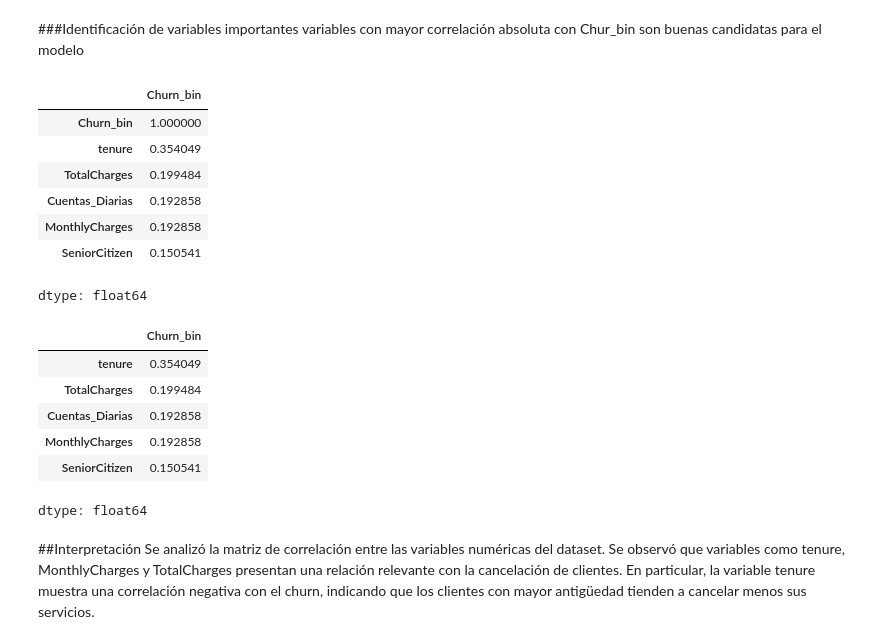
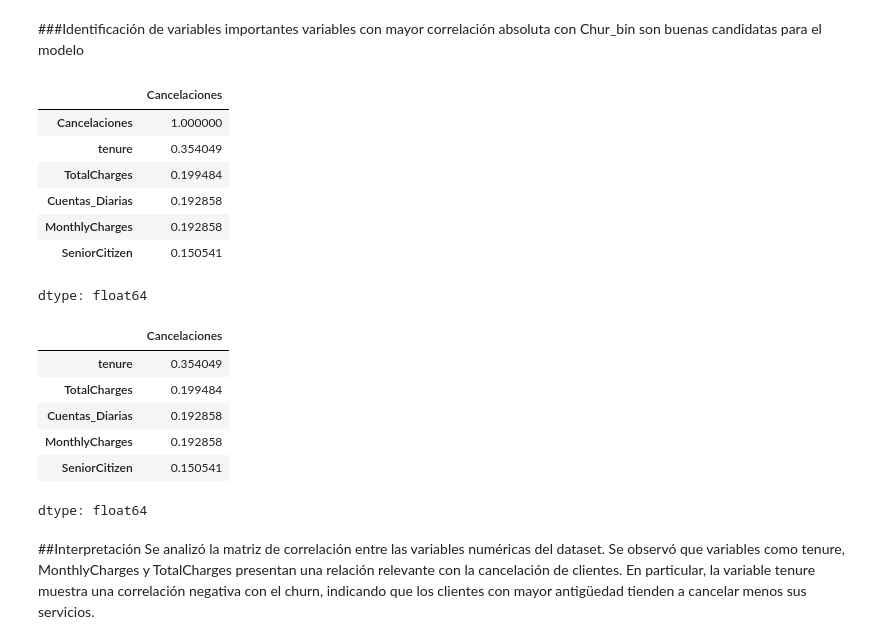
Before and after one commit to Pameta1/TelecomX_2, a Jupyter notebook: TelecomX_2.ipynb, the cells around one changed output. Drawn from its saved outputs; the diff is of its cells as text; code cells hidden in the pictures.

```diff
--- a/TelecomX_2.ipynb
+++ b/TelecomX_2.ipynb
@@ -27,3 +34,7 @@ datos_cliente.head(2)
 | 0 | Female | 0 | Yes | Yes | 9 | Yes | No | DSL | ... |
 | 1 | Male | 0 | No | No | 9 | Yes | Yes | DSL | ... |
 2 rows × 21 columns
+# %%
+datos_cliente.rename(columns={                      # Renombrar columnas para mayor claridad
+    'Churn_bin':'Cancelaciones'
+}, inplace=True)
@@ -30,7 +47,7 @@ datos_cliente.head(2)
 # %% [markdown]
 ##### Gestión de limpieza de datos numéricos
 # %%
-cols_num = ['MonthlyCharges', 'TotalCharges', 'Cuentas_Diarias', 'Churn_bin']
+cols_num = ['MonthlyCharges', 'TotalCharges', 'Cuentas_Diarias', 'Cancelaciones']
 
 for col in cols_num:
     datos_cliente[col] = (
@@ -70,4 +87,4 @@ np.int64(224)
 # %%
-datos_cliente = datos_cliente.dropna(subset=['Churn_bin'])
+datos_cliente = datos_cliente.dropna(subset=['Cancelaciones'])
 # %%
 # Separar X e y
@@ -329,12 +348,12 @@ Variable         Interpretación
 ###Identificación de variables importantes
 variables con mayor correlación absoluta con Chur_bin son buenas candidatas para el modelo
 # %%
-corr_churn = matriz_corr['Churn_bin'].abs().sort_values(ascending=False)
+corr_churn = matriz_corr['Cancelaciones'].abs().sort_values(ascending=False)
 
 corr_churn
 # %% [output]
-|  | Churn_bin |
-| Churn_bin | 1.000000 |
+|  | Cancelaciones |
+| Cancelaciones | 1.000000 |
 | tenure | 0.354049 |
 | TotalCharges | 0.199484 |
 | Cuentas_Diarias | 0.192858 |
@@ -344,7 +363,7 @@ dtype: float64
 # %%
 corr_churn[1:10]  #Se quita la correlación consigo mismo
 # %% [output]
-|  | Churn_bin |
+|  | Cancelaciones |
 | tenure | 0.354049 |
 | TotalCharges | 0.199484 |
 | Cuentas_Diarias | 0.192858 |
```
Also changed, not shown: parts of 35 cells of this notebook.
